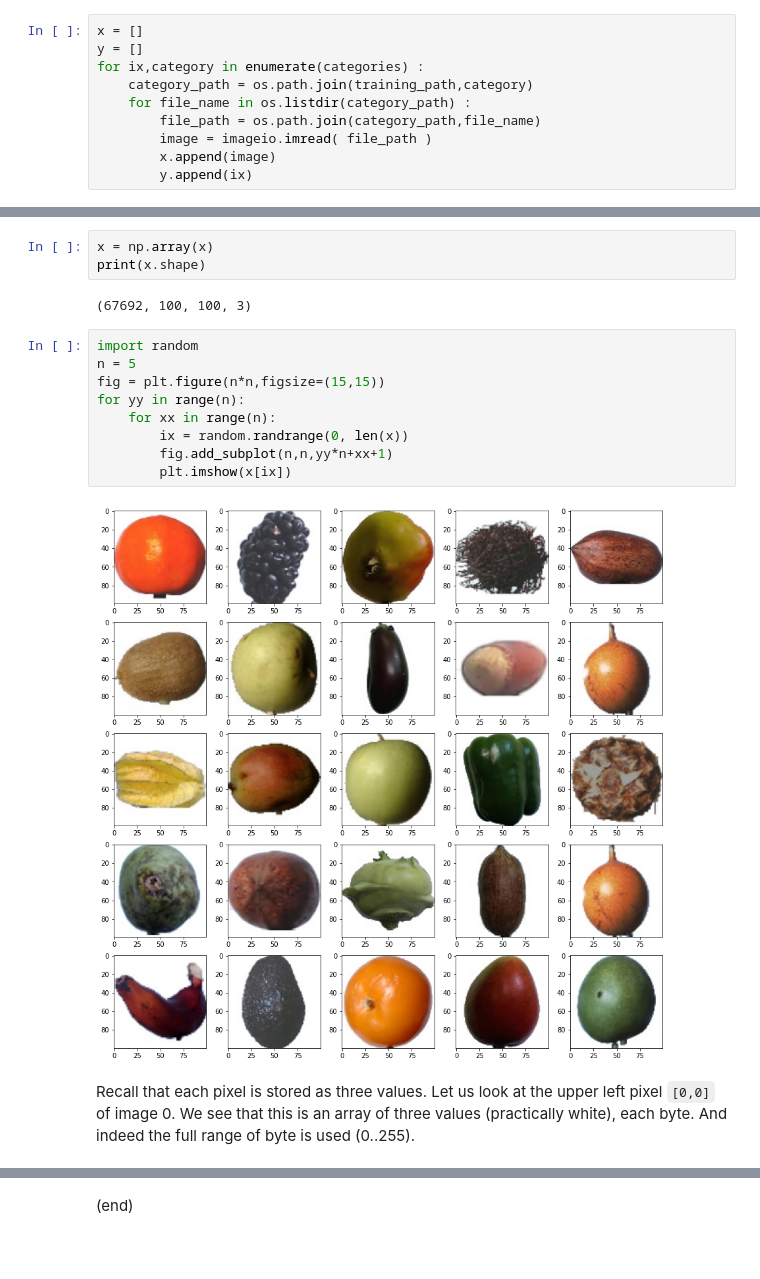
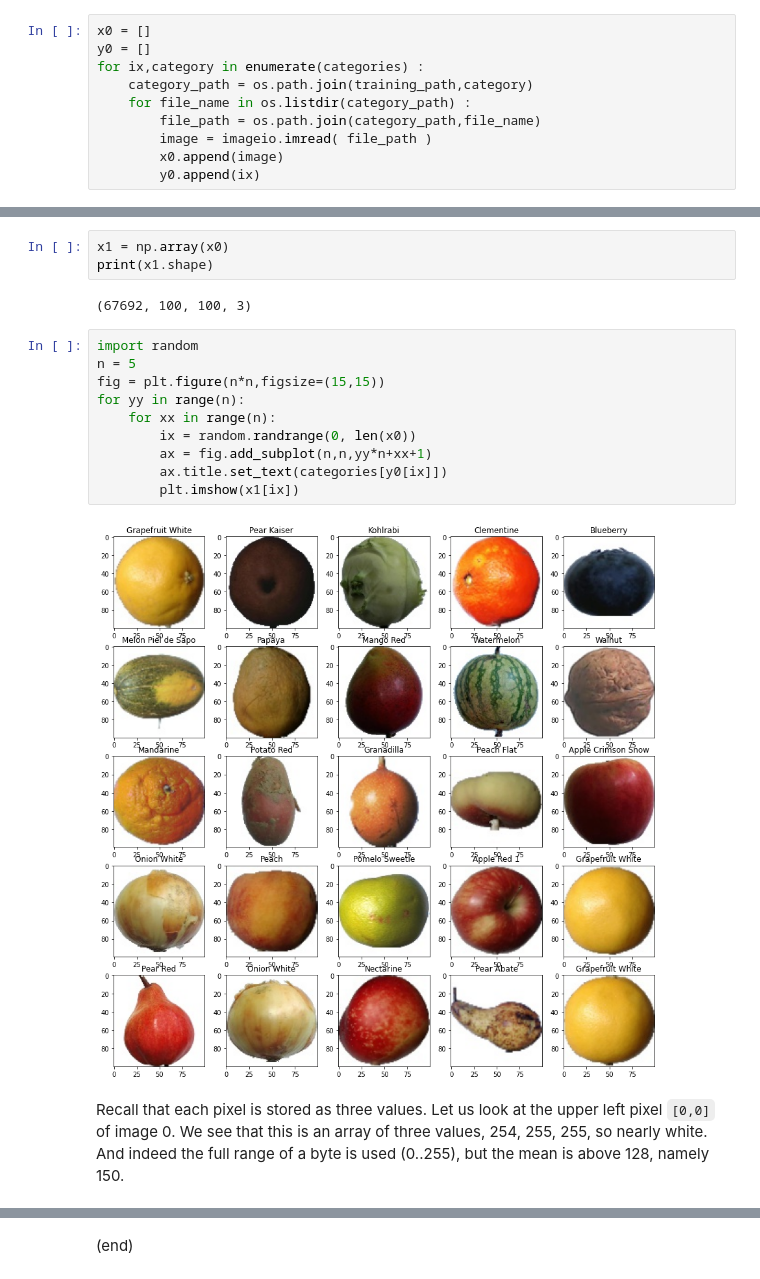
Before and after one commit to maarten-pennings/MachineLearning, a Jupyter notebook: fruitfind/fruitfind.ipynb, the cells around one changed output, grey strips where cells are left out. Drawn from its saved outputs; the diff is of its cells as text; blank space fills up the shorter version.

```diff
--- a/fruitfind/fruitfind.ipynb
+++ b/fruitfind/fruitfind.ipynb
@@ -120,12 +118,12 @@ Following the convention `x` will contain the inputs (all training images), and
 
 Please note that the code below will read 470 MB of Training data. That takes some time: 217 seconds on my PC.
 # %%
-x = []
-y = []
+x0 = []
+y0 = []
 for ix,category in enumerate(categories) :
     category_path = os.path.join(training_path,category)
     for file_name in os.listdir(category_path) :
         file_path = os.path.join(category_path,file_name)
         image = imageio.imread( file_path )
-        x.append(image)
-        y.append(ix)
+        x0.append(image)
+        y0.append(ix)
@@ -134,21 +130,22 @@ for ix,category in enumerate(categories) :
 # %% [markdown]
 Let's check the array shape. According to the documentation, we should have 67692 images, of 100 by 100 pixels, each 3 color channels (red, gree, blue).
 # %%
-x = np.array(x)
-print(x.shape)
+x1 = np.array(x0)
+print(x1.shape)
 # %% [output]
 (67692, 100, 100, 3)
 # %%
 import random
 n = 5
 fig = plt.figure(n*n,figsize=(15,15))
 for yy in range(n):
     for xx in range(n):
-        ix = random.randrange(0, len(x))
-        fig.add_subplot(n,n,yy*n+xx+1)
-        plt.imshow(x[ix])
+        ix = random.randrange(0, len(x0))
+        ax = fig.add_subplot(n,n,yy*n+xx+1)
+        ax.title.set_text(categories[y0[ix]])
+        plt.imshow(x1[ix])
 # %% [output]
-[figure, old version]
+[figure, new version]
 # %% [markdown]
-Recall that each pixel is stored as three values. Let us look at the upper left pixel `[0,0]` of image 0. We see that this is an array of three values (practically white), each byte. And indeed the full range of byte is used (0..255).
+Recall that each pixel is stored as three values. Let us look at the upper left pixel `[0,0]` of image 0. We see that this is an array of three values, 254, 255, 255, so nearly white. And indeed the full range of a byte is used (0..255), but the mean is above 128, namely 150.
 # %%
```
Also changed, not shown: parts of 41 cells of this notebook, 7 other files.
